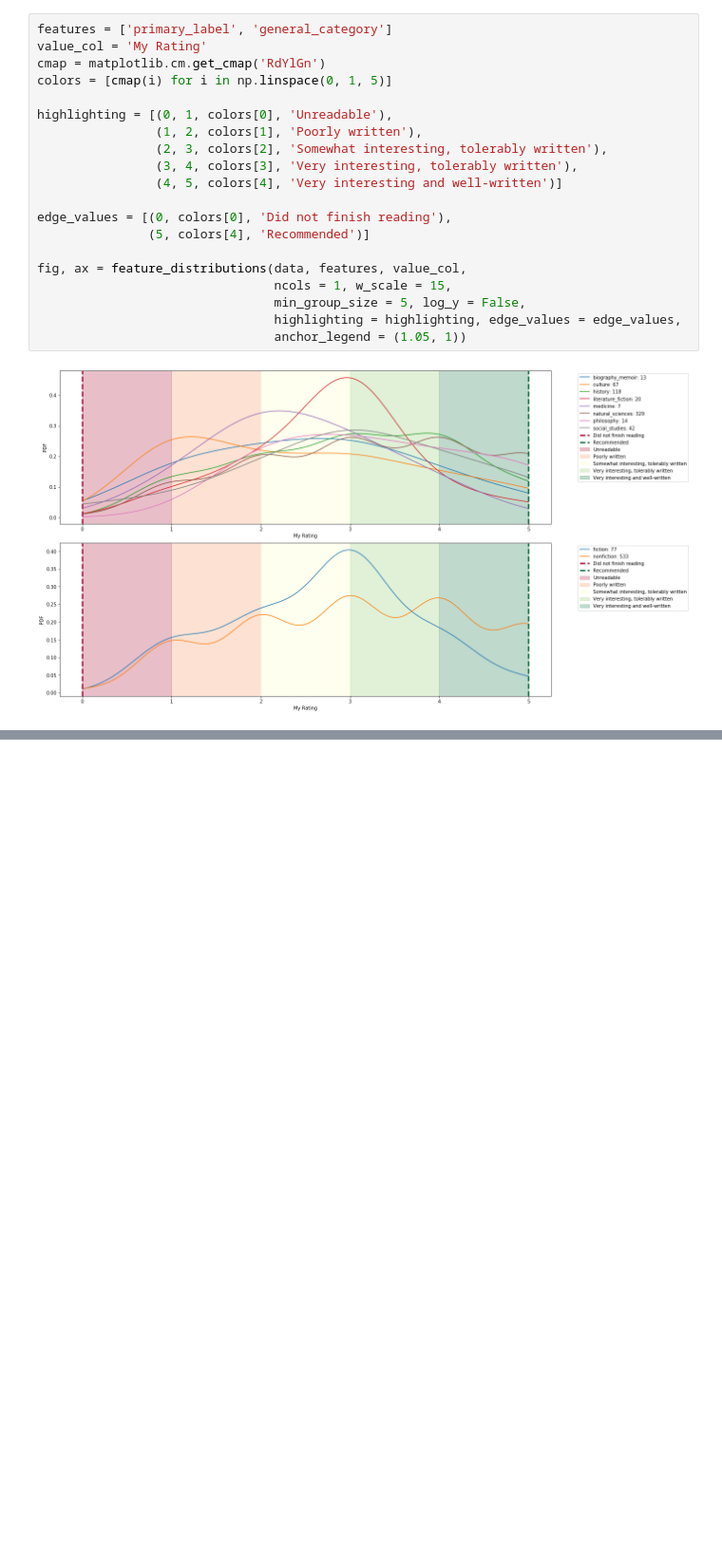
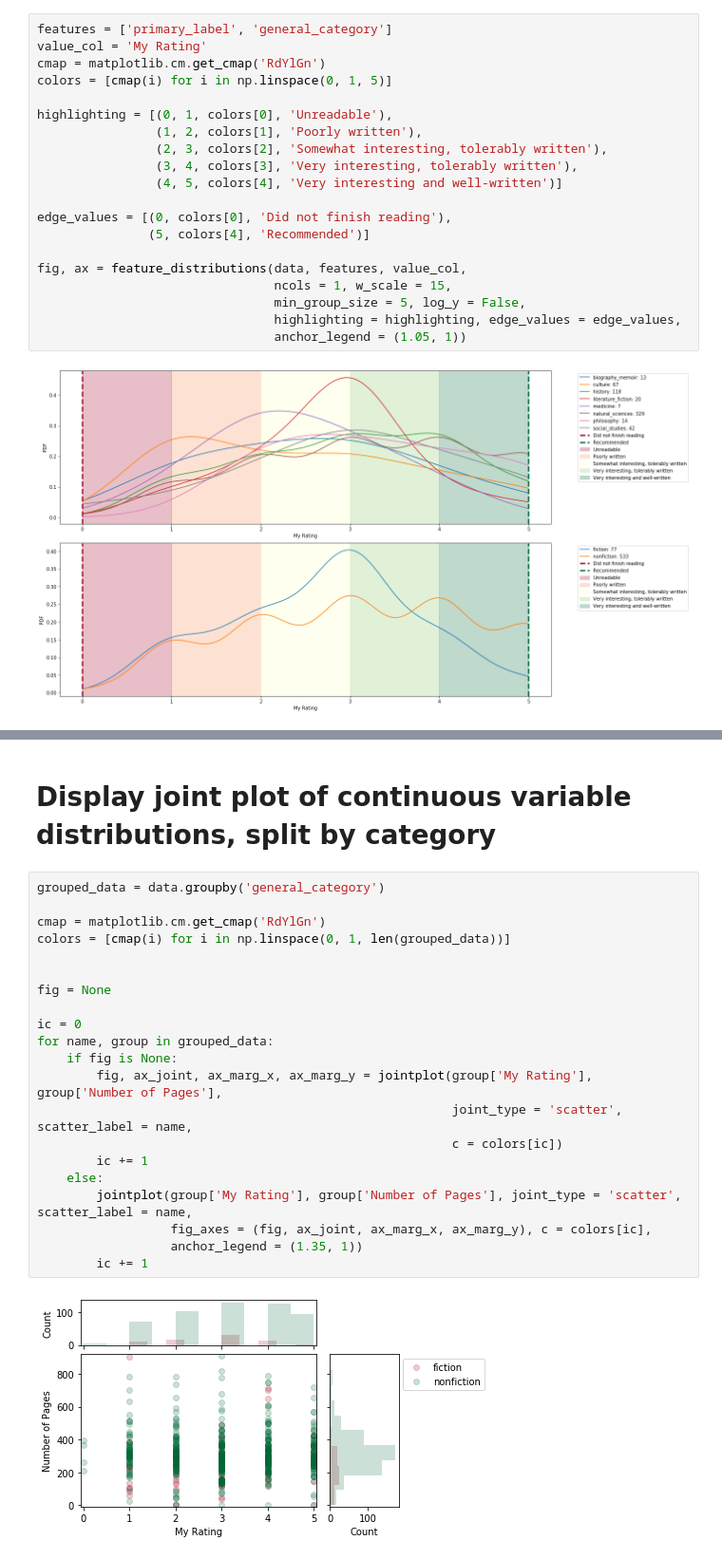
Before and after one commit to craig0a/utilities, a Jupyter notebook: Plotting_demos.ipynb, the cells around one changed output, grey strips where cells are left out. Shown at 95% size. Drawn from its saved outputs; the diff is of its cells as text; blank space fills up the shorter version.

```diff
--- a/Plotting_demos.ipynb
+++ b/Plotting_demos.ipynb
@@ -88,0 +115,25 @@ fig, ax = feature_distributions(data, features, value_col,
+# %% [markdown]
+# Display joint plot of continuous variable distributions, split by category
+# %%
+grouped_data = data.groupby('general_category')
+
+cmap = matplotlib.cm.get_cmap('RdYlGn')
+colors = [cmap(i) for i in np.linspace(0, 1, len(grouped_data))]
+
+
+fig = None
+
+ic = 0
+for name, group in grouped_data:
+    if fig is None:
+        fig, ax_joint, ax_marg_x, ax_marg_y = jointplot(group['My Rating'], group['Number of Pages'],
+                                                        joint_type = 'scatter', scatter_label = name,
+                                                        c = colors[ic])
+        ic += 1
+    else:
+        jointplot(group['My Rating'], group['Number of Pages'], joint_type = 'scatter', scatter_label = name,
+                  fig_axes = (fig, ax_joint, ax_marg_x, ax_marg_y), c = colors[ic],
+                  anchor_legend = (1.35, 1))
+        ic += 1
+# %% [output]
+[figure, added]
```
Also changed, not shown: parts of 6 cells of this notebook, 1 other file.
